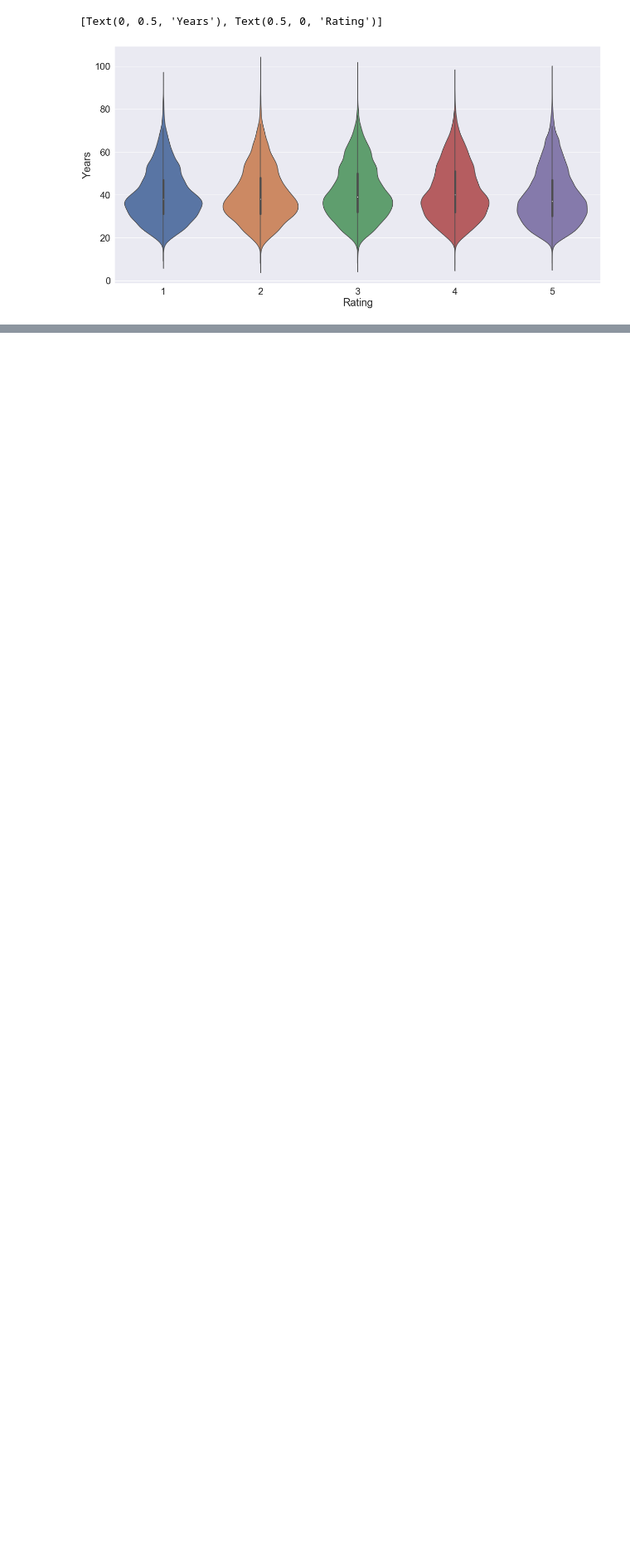
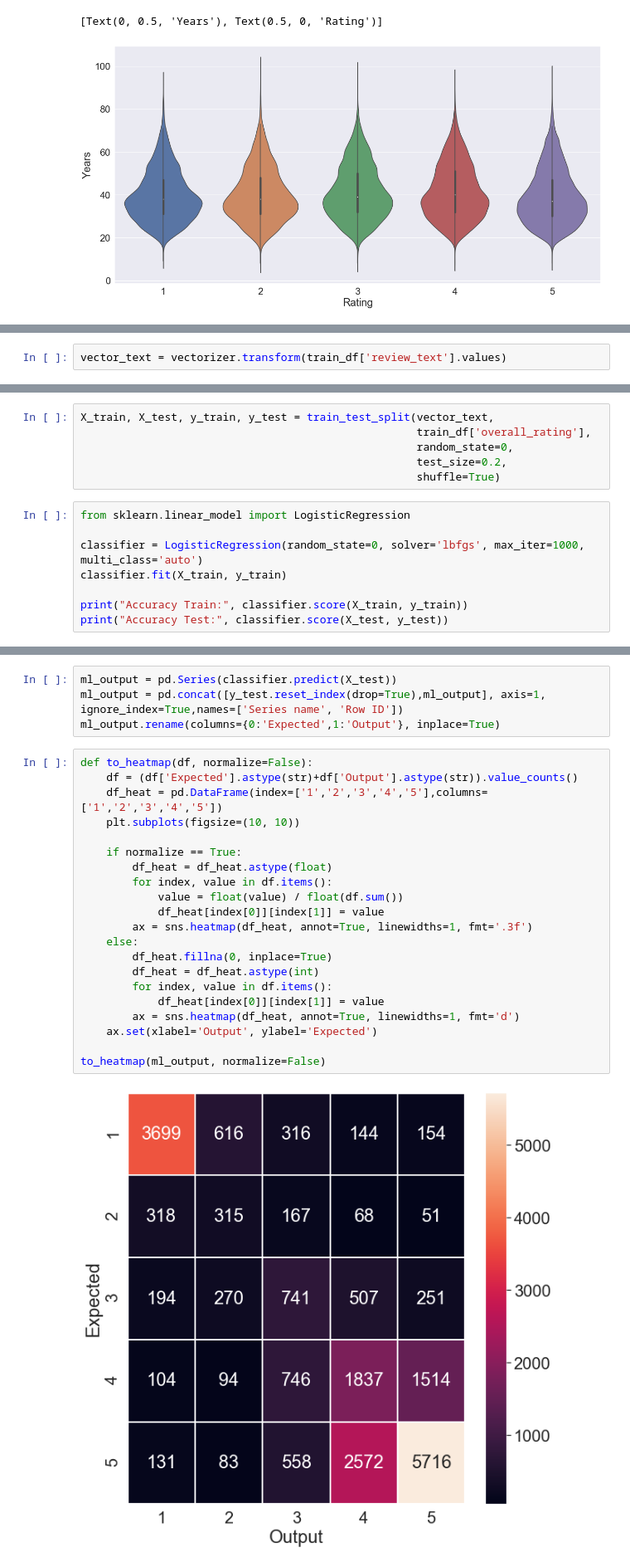
Before and after one commit to MarceloPesse/NLP-predict-client-evaluation, a Jupyter notebook: NLP-Predict Client Evaluation.ipynb, the cells around one changed output, grey strips where cells are left out. Shown: that part at 83% size. Saved outputs shown, nothing was run; the diff lists cells and outputs as text; blank space fills up the shorter version.

```diff
--- a/NLP-Predict Client Evaluation.ipynb
+++ b/NLP-Predict Client Evaluation.ipynb
@@ -348,0 +399,2 @@ Porem a boa noticia é que os features que criamos com base no texto apresentam
+# %%
+vector_text = vectorizer.transform(train_df['review_text'].values)
@@ -348,0 +403,14 @@ Porem a boa noticia é que os features que criamos com base no texto apresentam
+# %%
+X_train, X_test, y_train, y_test = train_test_split(vector_text,
+                                                    train_df['overall_rating'],
+                                                    random_state=0,
+                                                    test_size=0.2,
+                                                    shuffle=True)
+# %%
+from sklearn.linear_model import LogisticRegression
+
+classifier = LogisticRegression(random_state=0, solver='lbfgs', max_iter=1000, multi_class='auto')
+classifier.fit(X_train, y_train)
+
+print("Accuracy Train:", classifier.score(X_train, y_train))
+print("Accuracy Test:", classifier.score(X_test, y_test))
@@ -348,0 +420,27 @@ Porem a boa noticia é que os features que criamos com base no texto apresentam
+# %%
+ml_output = pd.Series(classifier.predict(X_test))
+ml_output = pd.concat([y_test.reset_index(drop=True),ml_output], axis=1, ignore_index=True,names=['Series name', 'Row ID'])
+ml_output.rename(columns={0:'Expected',1:'Output'}, inplace=True)
+# %%
+def to_heatmap(df, normalize=False):
+    df = (df['Expected'].astype(str)+df['Output'].astype(str)).value_counts()
+    df_heat = pd.DataFrame(index=['1','2','3','4','5'],columns=['1','2','3','4','5'])
+    plt.subplots(figsize=(10, 10))
+
+    if normalize == True:
+        df_heat = df_heat.astype(float)
+        for index, value in df.items():
+            value = float(value) / float(df.sum())
+            df_heat[index[0]][index[1]] = value
+        ax = sns.heatmap(df_heat, annot=True, linewidths=1, fmt='.3f')
+    else:
+        df_heat.fillna(0, inplace=True)
+        df_heat = df_heat.astype(int)
+        for index, value in df.items():
+            df_heat[index[0]][index[1]] = value
+        ax = sns.heatmap(df_heat, annot=True, linewidths=1, fmt='d')
+    ax.set(xlabel='Output', ylabel='Expected')
+
+to_heatmap(ml_output, normalize=False)
+# %% [output]
+[figure, added]
```
Also changed, not shown: parts of 15 cells of this notebook, 1 other file.
